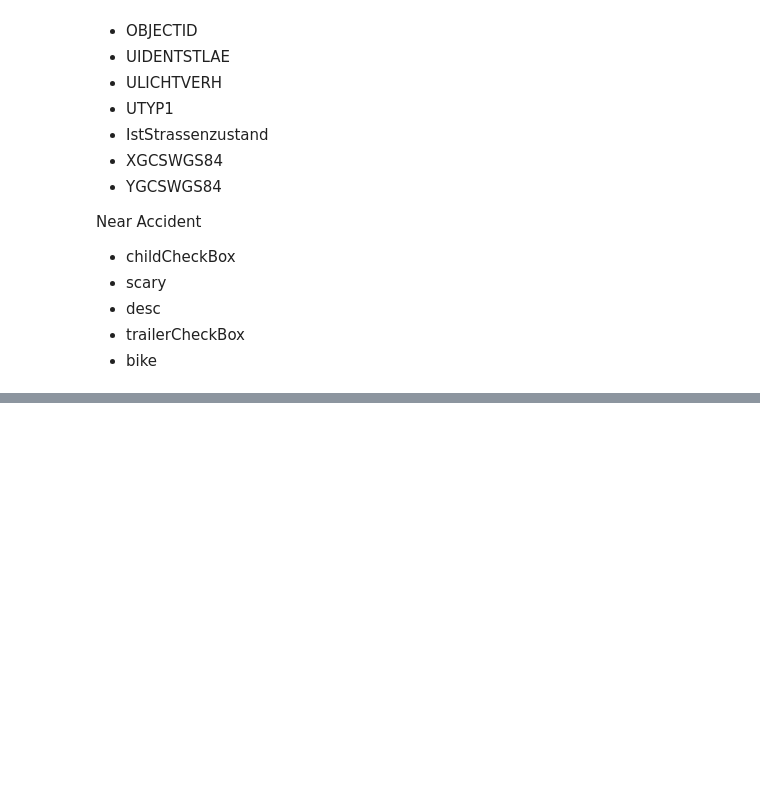
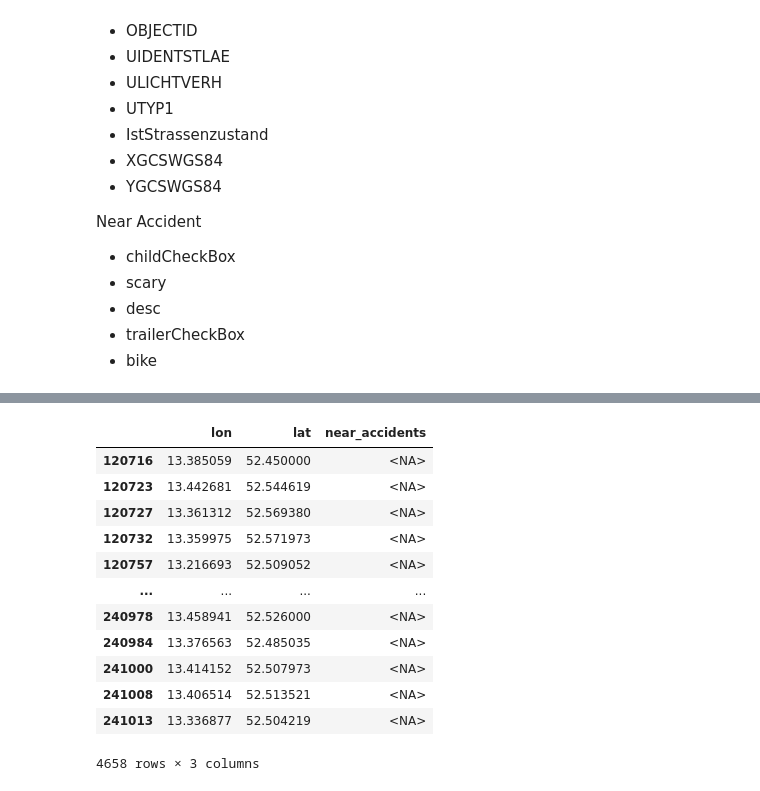
Before and after one commit to Piriyangah/IKT_Fahrradunfaelle, a Jupyter notebook: Merge.ipynb, the cells around one changed output, grey strips where cells are left out. Cells and saved outputs as stored; diff of their text form; code cells hidden in the pictures; blank space fills up the shorter version.

```diff
--- a/Merge.ipynb
+++ b/Merge.ipynb
@@ -62,0 +213,2 @@ Near Accident
+# %%
+xy_accidents.XGCSWGS84=xy_accidents['XGCSWGS84'].str.replace(",",".").astype(float)
@@ -62,0 +230,2 @@ Near Accident
+# %%
+xy_accidents['YGCSWGS84']=xy_accidents['YGCSWGS84'].str.replace(",",".").astype(float)
@@ -62,0 +263,21 @@ Near Accident
+# %%
+#rename the column
+
+xy_accidents=xy_accidents.rename(columns={'XGCSWGS84': 'lon','YGCSWGS84': 'lat'})
+# %%
+xy_accidents["near_accidents"] = pd.NA
+xy_accidents
+# %% [output]
+|  | lon | lat | near_accidents |
+| 120716 | 13.385059 | 52.450000 | <NA> |
+| 120723 | 13.442681 | 52.544619 | <NA> |
+| 120727 | 13.361312 | 52.569380 | <NA> |
+| 120732 | 13.359975 | 52.571973 | <NA> |
+| 120757 | 13.216693 | 52.509052 | <NA> |
+| ... | ... | ... | ... |
+| 240978 | 13.458941 | 52.526000 | <NA> |
+| 240984 | 13.376563 | 52.485035 | <NA> |
+| 241000 | 13.414152 | 52.507973 | <NA> |
+| 241008 | 13.406514 | 52.513521 | <NA> |
+| 241013 | 13.336877 | 52.504219 | <NA> |
+4658 rows × 3 columns
```
Also changed, not shown: parts of 27 cells of this notebook.
